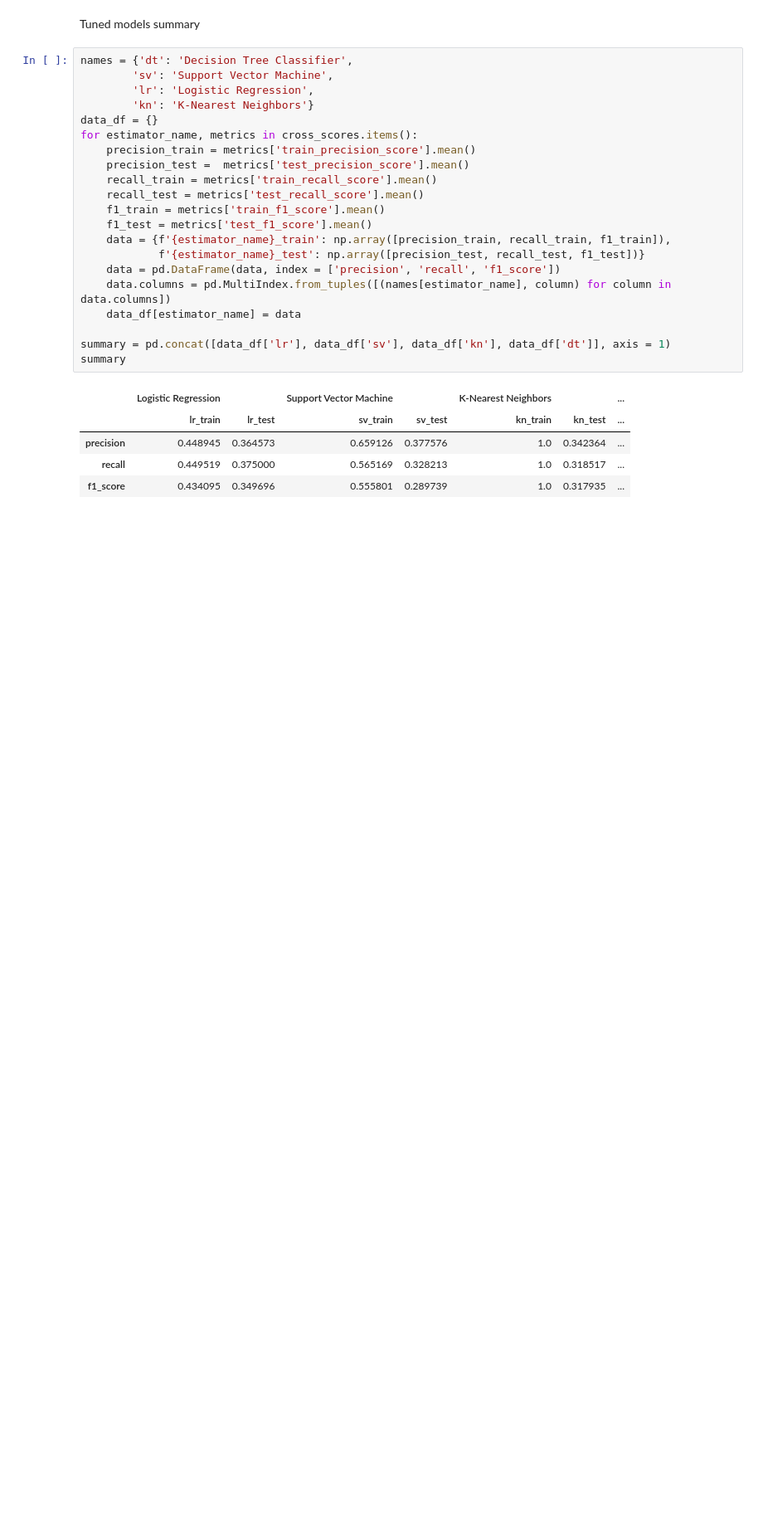
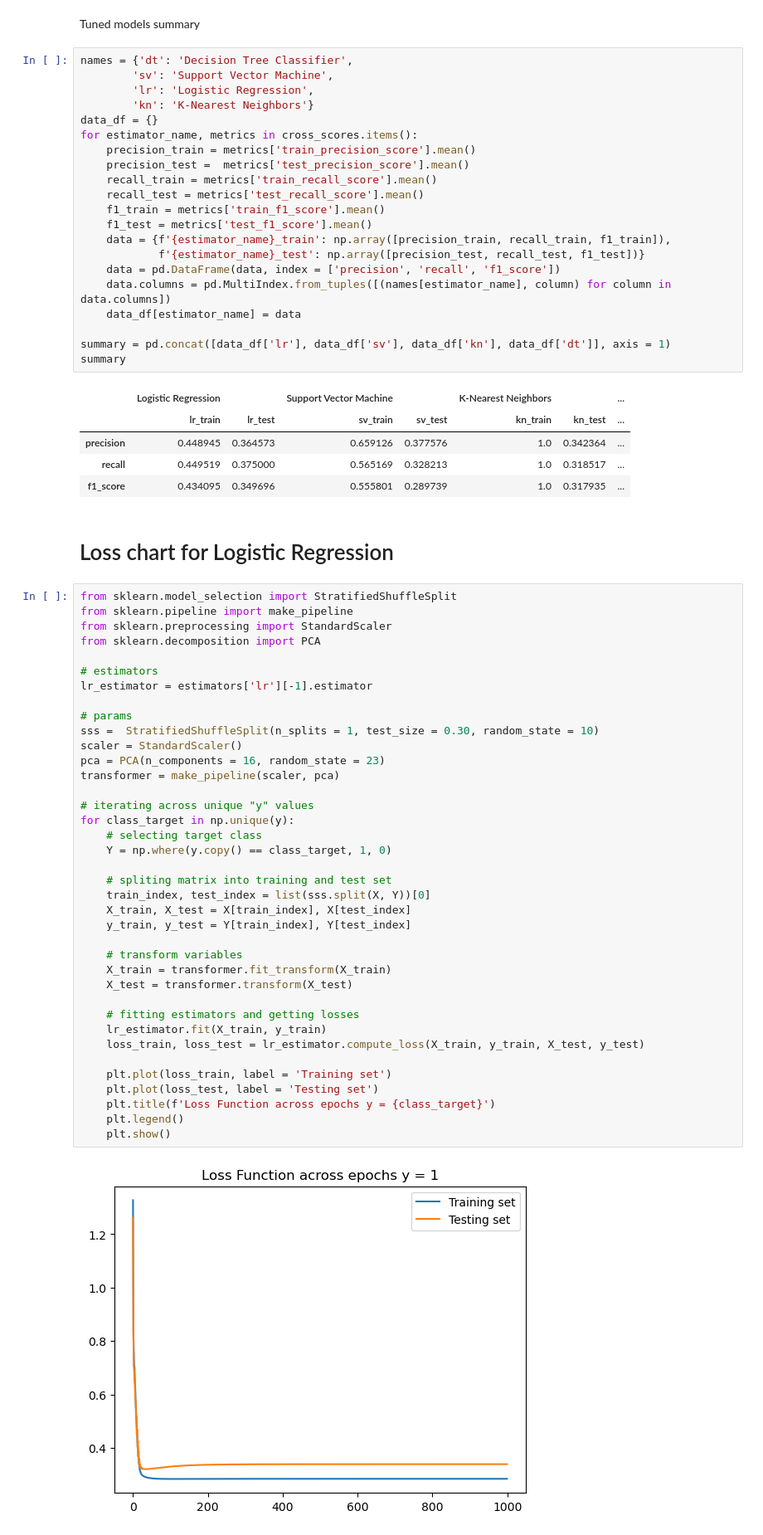
Before and after one commit to Brunoware/butterfly_images_classification, a Jupyter notebook: proyecto_1_clasificacion_validacion.ipynb, the cells around one changed output. Shown at 83% size. Saved outputs shown, nothing was run; the diff lists cells and outputs as text; blank space fills up the shorter version.

```diff
--- a/proyecto_1_clasificacion_validacion.ipynb
+++ b/proyecto_1_clasificacion_validacion.ipynb
@@ -205,3 +205,45 @@ summary
 | precision | 0.448945 | 0.364573 | 0.659126 | 0.377576 | 1.0 | 0.342364 | ... |
 | recall | 0.449519 | 0.375000 | 0.565169 | 0.328213 | 1.0 | 0.318517 | ... |
 | f1_score | 0.434095 | 0.349696 | 0.555801 | 0.289739 | 1.0 | 0.317935 | ... |
+# %% [markdown]
+# Loss chart for Logistic Regression
+# %%
+from sklearn.model_selection import StratifiedShuffleSplit
+from sklearn.pipeline import make_pipeline
+from sklearn.preprocessing import StandardScaler
+from sklearn.decomposition import PCA
+
+# estimators
+lr_estimator = estimators['lr'][-1].estimator
+
+# params
+sss =  StratifiedShuffleSplit(n_splits = 1, test_size = 0.30, random_state = 10)
+scaler = StandardScaler()
+pca = PCA(n_components = 16, random_state = 23)
+transformer = make_pipeline(scaler, pca)
+
+# iterating across unique "y" values
+for class_target in np.unique(y):
+    # selecting target class
+    Y = np.where(y.copy() == class_target, 1, 0)
+
+    # spliting matrix into training and test set
+    train_index, test_index = list(sss.split(X, Y))[0]
+    X_train, X_test = X[train_index], X[test_index]
+    y_train, y_test = Y[train_index], Y[test_index]
+
+    # transform variables
+    X_train = transformer.fit_transform(X_train)
+    X_test = transformer.transform(X_test)
+
+    # fitting estimators and getting losses
+    lr_estimator.fit(X_train, y_train)
+    loss_train, loss_test = lr_estimator.compute_loss(X_train, y_train, X_test, y_test)
+
+    plt.plot(loss_train, label = 'Training set')
+    plt.plot(loss_test, label = 'Testing set')
+    plt.title(f'Loss Function across epochs y = {class_target}')
+    plt.legend()
+    plt.show()
+# %% [output]
+[figure, added]
```
Also changed, not shown: parts of 1 cell of this notebook, 3 other files.
